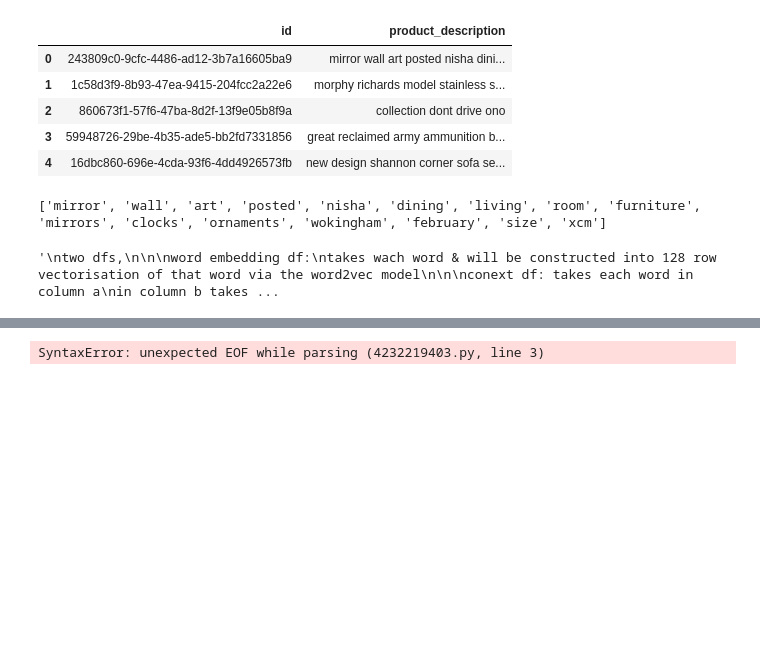
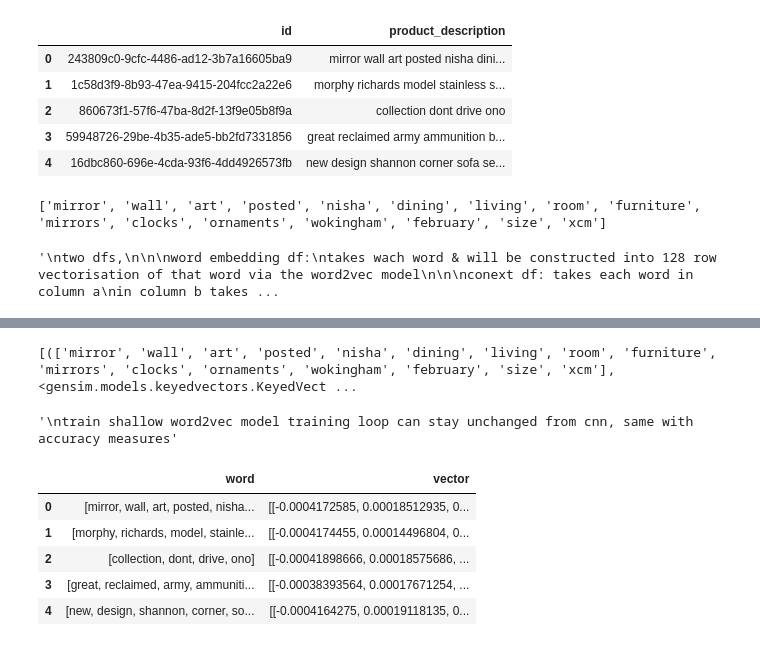
Before and after one commit to SaintpatrickII/facebook_ml, a Jupyter notebook: NLP.ipynb, the cells around one changed output, grey strips where cells are left out. Cells and saved outputs as stored; diff of their text form; code cells hidden in the pictures; blank space fills up the shorter version.

```diff
--- a/NLP.ipynb
+++ b/NLP.ipynb
@@ -104,7 +104,7 @@ desc_list = [[x] for x in df_nlp['product_description']]
 
 # corpus_text = 'n'.join(desc_list)
 
-
+testing = []
 data = []
 temp = []
 for desc in desc_list:
@@ -115,6 +115,7 @@ for desc in desc_list:
             for j in word_tokenize(i):
                 temp.append(j)
             data.append(temp)
+            testing.append(temp)
 
 print(data[0])
 
@@ -146,12 +147,12 @@ each word embedding should be unique but the context words should stay same size
 final_dataset = []
 window_size = 3
 negative_samples_size = 2
-full_data = data[0:10]
+full_data = data
 # print(data)
 
 def embedding_prep(description):
     for index, centre_word in enumerate(description[window_size -3 : -window_size]):
-        print(centre_word)
+        # print(centre_word)
         # if index == 0 or index == 1:
         #     context_words = [context_word for context_word in description[index : index + 2] if context_word != centre_word]
         context_words = [context_word for context_word in description[index : index + 2 * window_size - 1] if context_word != centre_word]
@@ -174,7 +175,7 @@ def embedding_prep(description):
 
             #add a training row
                 final_dataset.append([centre_word, negative_samp, 0])
-    print(final_dataset)
+    # print(final_dataset[0])
 
 
 
@@ -182,4 +183,6 @@ def embedding_prep(description):
 
 for index, data in enumerate(full_data):
     embedding_prep(data)
+
+print(final_dataset[1])
 # %% [output]
@@ -222,6 +209,35 @@ df
-# %%
-model = Word2Vec(sentences=final_dataset, vector_size=100, window=5, min_count=1, workers=4)
-
-class word2vec(nn.module):
-# %% [output]
-SyntaxError: unexpected EOF while parsing (4232219403.py, line 3)
+# %%
+# print(testing[0])
+final_embedded = []
+for index, desc in enumerate(testing):
+    # print(desc)
+    model = Word2Vec(sentences=desc, vector_size=128, window=5, min_count=1, workers=4)
+    vectors = model.wv
+    embedding_pair = (desc, vectors)
+    # print(vectors['mirror'])
+    final_embedded.append((embedding_pair))
+    # print(embedding_pair[0][0])
+# print(final_embedded)
+# print(vectors.similarity('mirror', 'wokingham'))
+# vectors.most_similar('mirror')
+print(final_embedded[:5])
+# class word2vec(nn.module):
+# %% [output]
+[(['mirror', 'wall', 'art', 'posted', 'nisha', 'dining', 'living', 'room', 'furniture', 'mirrors', 'clocks', 'ornaments', 'wokingham', 'february', 'size', 'xcm'], <gensim.models.keyedvectors.KeyedVect ...
+# %%
+'''
+train shallow word2vec model training loop can stay unchanged from cnn, same with accuracy measures'''
+# %% [output]
+'\ntrain shallow word2vec model training loop can stay unchanged from cnn, same with accuracy measures'
+# %%
+df_vectorised = pd.DataFrame(final_embedded, columns =['word', 'vector'])
+
+df_vectorised.head()
+# df_vectorised.info
+# %% [output]
+|  | word | vector |
+| 0 | [mirror, wall, art, posted, nisha... | [[-0.0004172585, 0.00018512935, 0... |
+| 1 | [morphy, richards, model, stainle... | [[-0.0004174455, 0.00014496804, 0... |
+| 2 | [collection, dont, drive, ono] | [[-0.00041898666, 0.00018575686, ... |
+| 3 | [great, reclaimed, army, ammuniti... | [[-0.00038393564, 0.00017671254, ... |
+| 4 | [new, design, shannon, corner, so... | [[-0.0004164275, 0.00019118135, 0... |
```
Also changed, not shown: parts of 3 cells of this notebook.
